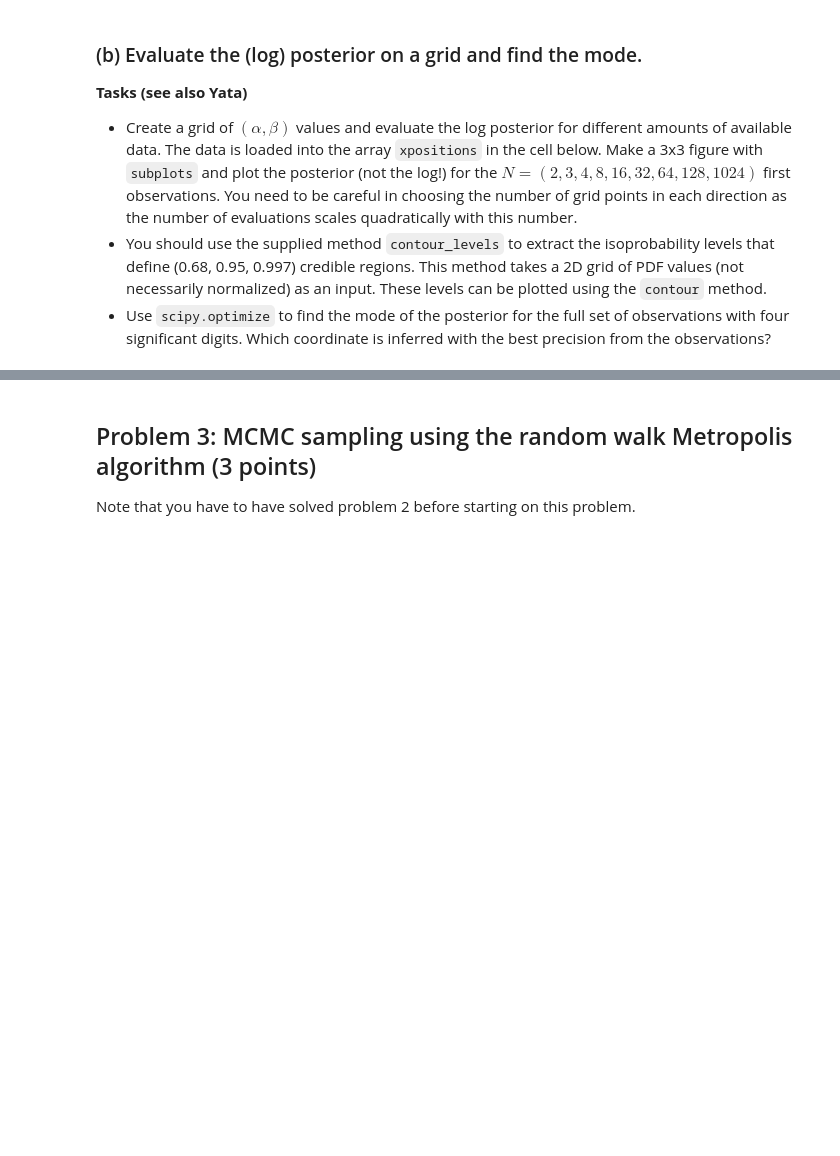
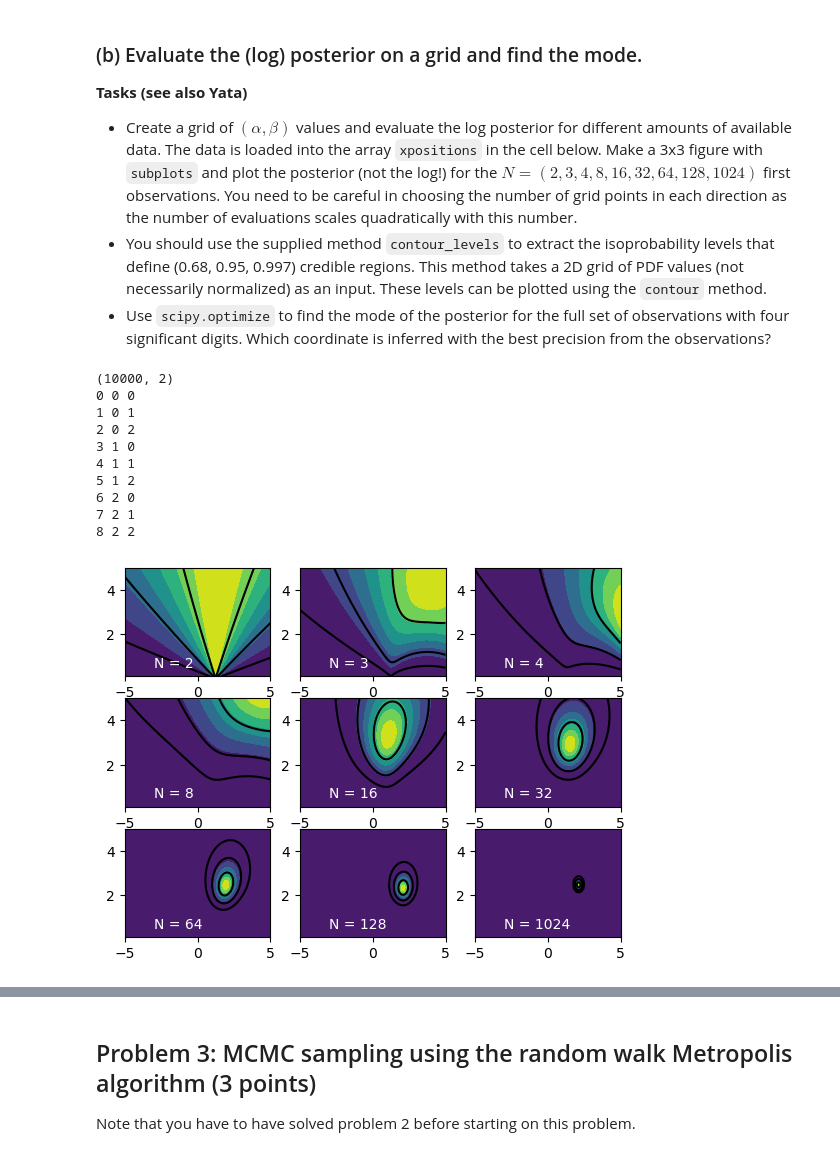
Before and after one commit to Action4/tif285, a Jupyter notebook: doc/pub/ProblemSets/Set2/TIF285_ps2_basic_problems.ipynb, the cells around one changed output, grey strips where cells are left out. Cells and saved outputs as stored; diff of their text form; code cells hidden in the pictures; blank space fills up the shorter version.

```diff
--- a/doc/pub/ProblemSets/Set2/TIF285_ps2_basic_problems.ipynb
+++ b/doc/pub/ProblemSets/Set2/TIF285_ps2_basic_problems.ipynb
@@ -206,6 +244,12 @@ def logPrior(theta):
     #
     # YOUR CODE HERE
     #
+
+    logPi = np.zeros_like(theta[:,0])
+    alpha = theta[:,0]
+    beta = theta[:,1]
+    logPi[(np.abs(alpha) > 5.) | (beta < 0.1) | (beta > 5.)] = -np.inf
+    return logPi
 
 
 def logLikelihood(theta, x):
@@ -227,6 +271,14 @@ def logLikelihood(theta, x):
     #
     # YOUR CODE HERE
     #
+    alpha = theta[:,0]
+    beta = theta[:,1]
+
+    #logL_k = np.zeros_like(alpha)
+    #for x in x:
+        #logL_k += np.log(beta/(np.pi*(beta**2 + (x - alpha)**2)))
+    logL_k = np.sum(np.log(beta/(np.pi*(beta**2 + (x[:,None] - alpha)**2))), 0)
+    return logL_k
 
 def logPosterior(theta, x):
     '''
@@ -235,6 +287,8 @@ def logPosterior(theta, x):
     #
     # YOUR CODE HERE
     #
+
+    return logPrior(theta) + logLikelihood(theta,x)
 # %%
 # Tests of the prior
 assert isinstance(logPrior(np.ones((1,2)))[0], (np.floating, float)), \
@@ -263,19 +317,50 @@ assert(np.isclose((logPosterior(np.ones((1,2)),xpositions) - logPosterior(2*np.o
 # %%
 # Create a grid and evaluate the log-posterior. Plot the bivariate posterior PDF.
 
 # We'll start by defining a function which takes a two-dimensional grid of probability densities and
 # returns 1, 2, and 3-sigma contours. This acts by sorting and normalizing the values and then
 # finding the locations of the  0.682 ,  0.952 , and  0.9972  cutoffs:
 def contour_levels(grid):
     """Compute 1, 2, 3-sigma contour levels for a gridded 2D pdf"""
     _sorted = np.sort(grid.ravel())[::-1]
     pct = np.cumsum(_sorted) / np.sum(_sorted)
     cutoffs = np.searchsorted(pct, np.array([0.68, 0.95, 0.997]) ** 2)
     return np.sort(_sorted[cutoffs])
 
 #
 # YOUR CODE HERE
 #
+alpha = np.linspace(-5., 5., 100)
+beta = np.linspace(0.1, 5., 100)
+
+A, B = np.meshgrid(alpha, beta)
+theta = np.column_stack((A.ravel(), B.ravel()))
+print(np.shape(theta))
+fig, ax = plt.subplots(3, 3)
+
+N = [2, 3, 4, 8, 16, 32, 64, 128, 1024]
+for i, n in enumerate(N):
+    logPos = logPosterior(theta, xpositions[:n]).reshape(100,100)
+    logPos -= np.max(logPos)
+    posterior = np.exp(logPos)
+    col = i//3
+    row = i%3
+    print(i, col, row)
+    ax[col][row].contourf(A, B, posterior)
+    ax[col][row].contour(A, B, posterior, contour_levels(posterior), colors='black')
+    ax[col][row].text(-3, 0.5, f'N = {n}', color='white')
+# %% [output]
+(10000, 2)
+0 0 0
+1 0 1
+2 0 2
+3 1 0
+4 1 1
+5 1 2
+6 2 0
+7 2 1
+8 2 2
+[figure, added]
 # %%
 # Find the MAP point (maximum a posteriori) for full data set.
 #
```
Also changed, not shown: parts of 10 cells of this notebook.
